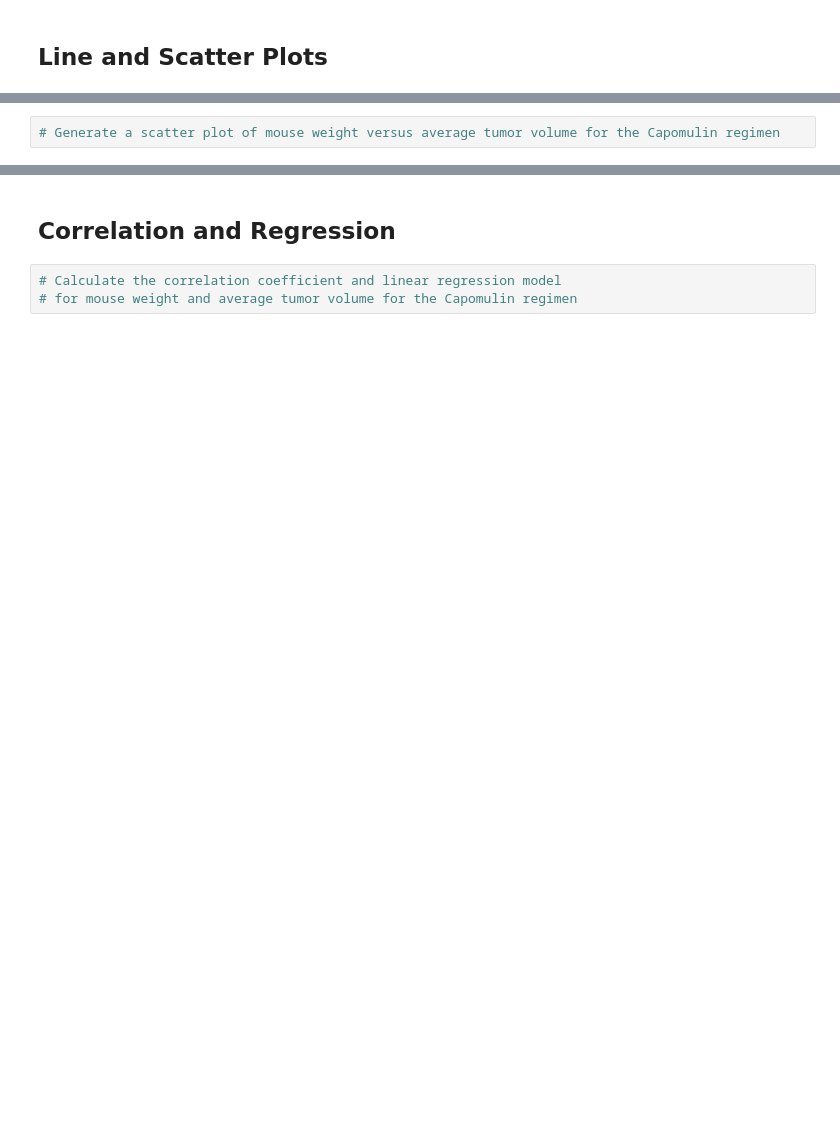
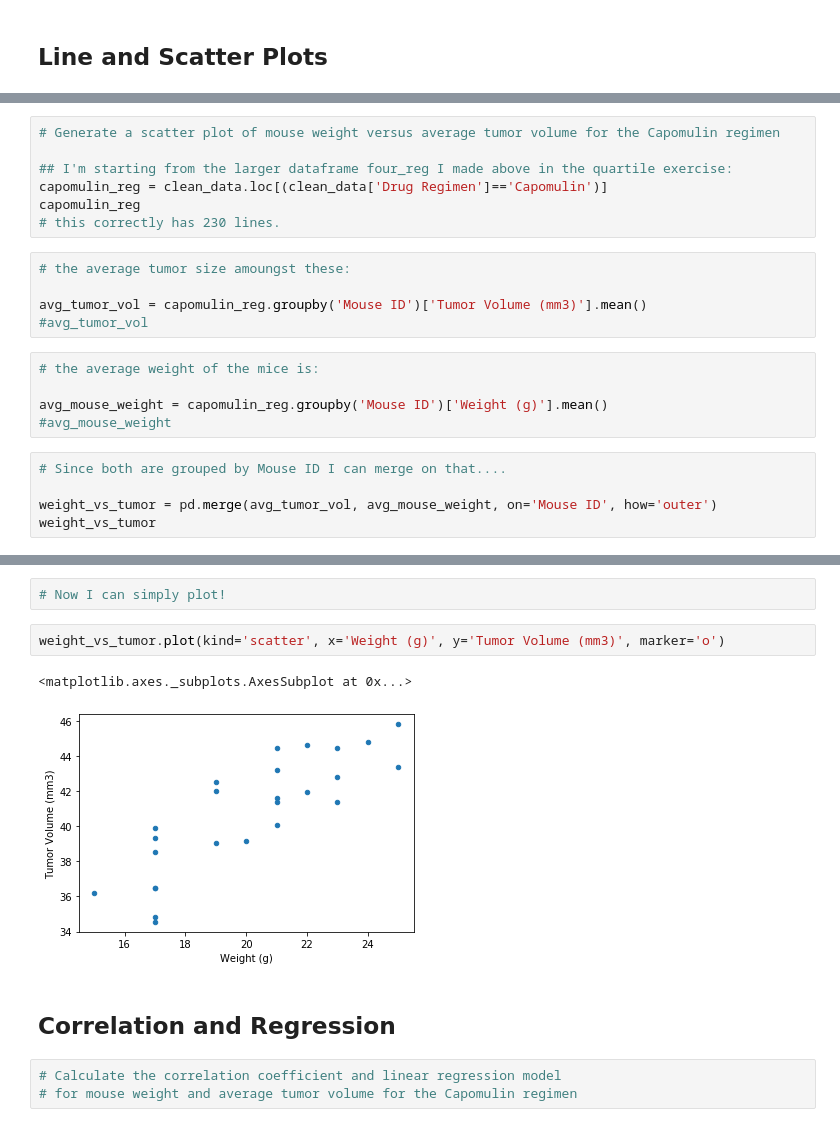
Before and after one commit to pasco27/matplotlib_homework, a Jupyter notebook: pymaceuticals_pascarella1.ipynb, the cells around one changed output, grey strips where cells are left out. Cells and saved outputs as stored; diff of their text form; blank space fills up the shorter version.

```diff
--- a/pymaceuticals_pascarella1.ipynb
+++ b/pymaceuticals_pascarella1.ipynb
@@ -540,2 +551,22 @@ b128_data.plot(kind='line', x='Timepoint', y='Tumor Volume (mm3)', )
 # %%
 # Generate a scatter plot of mouse weight versus average tumor volume for the Capomulin regimen
+
+## I'm starting from the larger dataframe four_reg I made above in the quartile exercise:
+capomulin_reg = clean_data.loc[(clean_data['Drug Regimen']=='Capomulin')]
+capomulin_reg
+# this correctly has 230 lines.
+# %%
+# the average tumor size amoungst these:
+
+avg_tumor_vol = capomulin_reg.groupby('Mouse ID')['Tumor Volume (mm3)'].mean()
+#avg_tumor_vol
+# %%
+# the average weight of the mice is:
+
+avg_mouse_weight = capomulin_reg.groupby('Mouse ID')['Weight (g)'].mean()
+#avg_mouse_weight
+# %%
+# Since both are grouped by Mouse ID I can merge on that....
+
+weight_vs_tumor = pd.merge(avg_tumor_vol, avg_mouse_weight, on='Mouse ID', how='outer')
+weight_vs_tumor
@@ -542,3 +592,10 @@ b128_data.plot(kind='line', x='Timepoint', y='Tumor Volume (mm3)', )
+# %%
+# Now I can simply plot!
+# %%
+weight_vs_tumor.plot(kind='scatter', x='Weight (g)', y='Tumor Volume (mm3)', marker='o')
+# %% [output]
+<matplotlib.axes._subplots.AxesSubplot at 0x...>
+[figure, added]
 # %% [markdown]
 ## Correlation and Regression
 # %%
```
Also changed, not shown: parts of 7 cells of this notebook.
